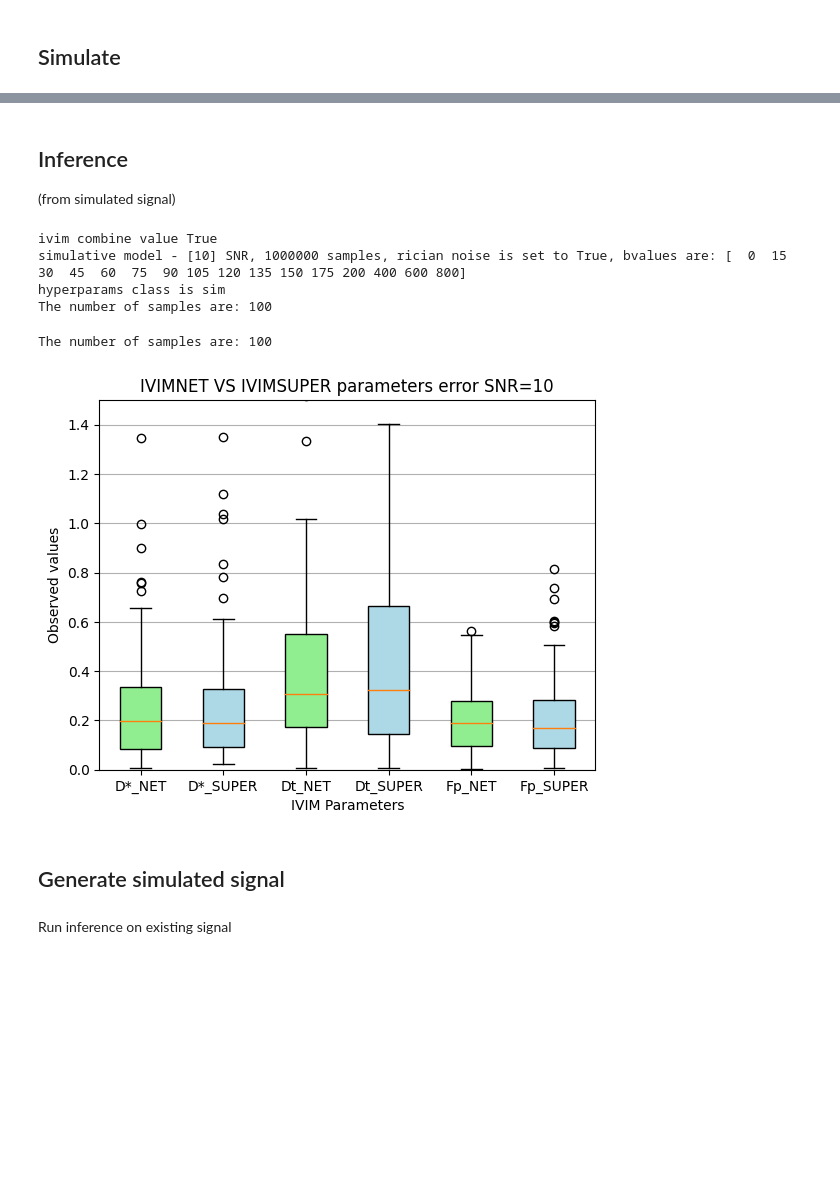
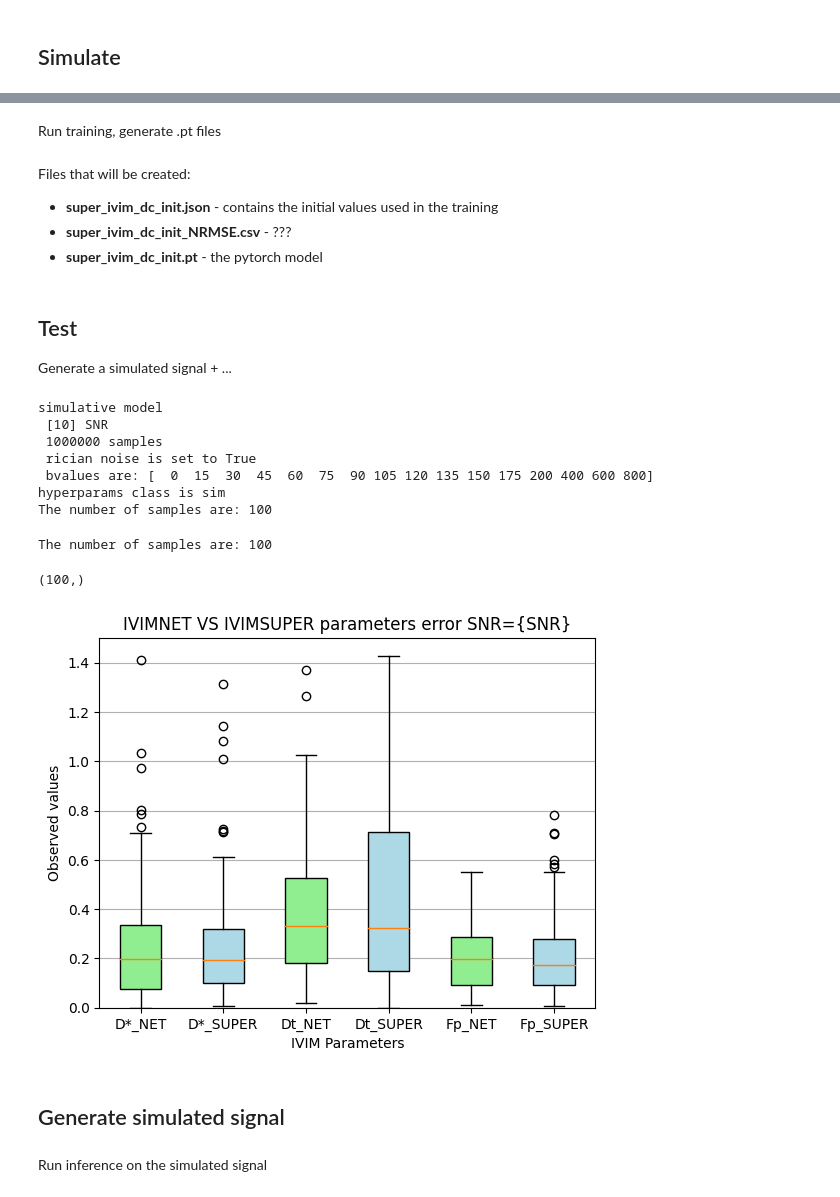
Before and after one commit to TechnionComputationalMRILab/SUPER-IVIM-DC, a Jupyter notebook: sample.ipynb, the cells around one changed output, grey strips where cells are left out. Drawn from its saved outputs; the diff is of its cells as text; code cells hidden in the pictures; blank space fills up the shorter version.

Commit message:
rename simulated/train and implemented inference

```diff
--- a/sample.ipynb
+++ b/sample.ipynb
@@ -1,12 +1,11 @@
 # %%
 import numpy as np
-from super_ivim_dc.simulate import simulate
-from super_ivim_dc.infer import infer
-working_dir = './working_dir'
+working_dir: str = './working_dir'
+super_ivim_dc_filename: str = 'super_ivim_dc'  # do not include .pt
+ivimnet_filename: str = 'ivimnet'  # do not include .pt
 
 bvalues = np.array([0,15,30,45,60,75,90,105,120,135,150,175,200,400,600,800])
 snr = 10
-sf = 1
 sample_size = 100
 # %% [markdown]
 ## Simulate
@@ -66,0 +12,2 @@ Epoch: 5; Bad epochs: 0
+# %% [markdown]
+Run training, generate .pt files
@@ -67,23 +27,36 @@ Epoch: 5; Bad epochs: 0
+# %% [markdown]
+Files that will be created:
+
+- **super_ivim_dc_init.json** - contains the initial values used in the training
+- **super_ivim_dc_init_NRMSE.csv** - ???
+- **super_ivim_dc_init.pt** - the pytorch model
 # %% [markdown]
-## Inference
+## Test
 
-(from simulated signal)
+Generate a simulated signal + ...
-# %%
-infer(
-    SNR=snr,
-    bvalues=bvalues,
-    ivimnet_path=working_dir+f'/IVIMNET_SNR_{snr}_sf_{sf}.pt',
-    super_ivim_dc_path=working_dir+f'/SUPER-IVIM-DC_SNR_{snr}_sf_{sf}.pt',
-    save_figure_to=None,
-    sample_size=sample_size,
-)
-# %% [output]
-ivim combine value True
-simulative model - [10] SNR, 1000000 samples, rician noise is set to True, bvalues are: [  0  15  30  45  60  75  90 105 120 135 150 175 200 400 600 800]
-hyperparams class is sim
-The number of samples are: 100
-The number of samples are: 100
-[figure, removed]
+# %%
+from super_ivim_dc.infer import test_infer
+
+test_infer(
+    SNR=snr,
+    bvalues=bvalues,
+    work_dir=working_dir,
+    super_ivim_dc_filename=super_ivim_dc_filename,
+    ivimnet_filename=ivimnet_filename,
+    save_figure_to=None,  # if set to None, the figure will be shown in the notebook
+    sample_size=sample_size,
+)
+# %% [output]
+simulative model
+ [10] SNR
+ 1000000 samples
+ rician noise is set to True
+ bvalues are: [  0  15  30  45  60  75  90 105 120 135 150 175 200 400 600 800]
+hyperparams class is sim
+The number of samples are: 100
+The number of samples are: 100
+(100,)
+[figure, added]
 # %% [markdown]
 ## Generate simulated signal
 # %%
@@ -97,2 +73,2 @@ IVIM_signal_noisy, D, f, Dp = simulations.sim_signal(
 # %% [markdown]
-Run inference on existing signal
+Run inference on the simulated signal
```
Also changed, not shown: parts of 7 cells of this notebook, 17 other files.
